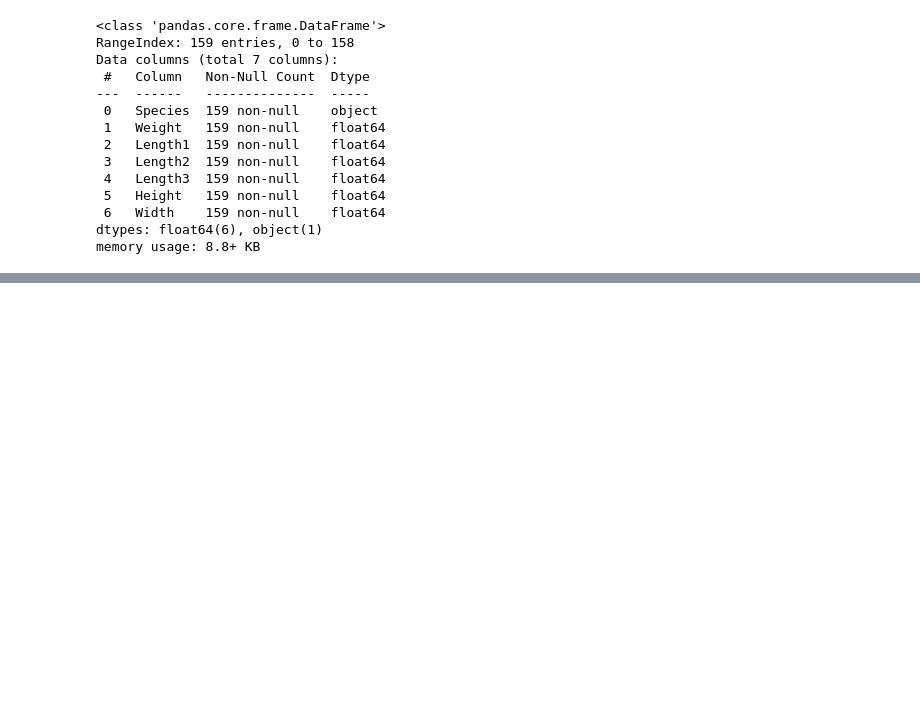
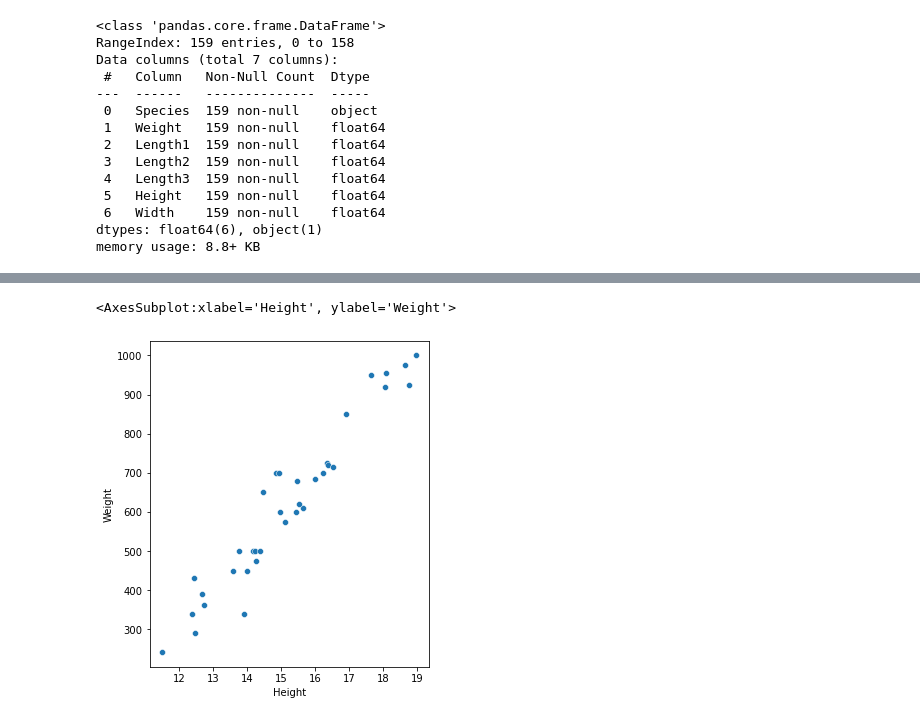
Before and after one commit to Shaper-cyber/Probab_theory, a Jupyter notebook: Project_fish_market.ipynb, the cells around one changed output, grey strips where cells are left out. Cells and saved outputs as stored; diff of their text form; code cells hidden in the pictures; blank space fills up the shorter version.

```diff
--- a/Project_fish_market.ipynb
+++ b/Project_fish_market.ipynb
@@ -36,0 +126,3 @@ memory usage: 8.8+ KB
+# %%
+df_Bream = df.loc[df['Species'] == 'Bream', :]
+df_Bream.describe()
@@ -36,0 +251,5 @@ memory usage: 8.8+ KB
+# %%
+sns.scatterplot(x=df_Bream.Height, y=df_Bream.Weight)
+# %% [output]
+<AxesSubplot:xlabel='Height', ylabel='Weight'>
+[figure, added]
```
Also changed, not shown: parts of 91 cells of this notebook.
